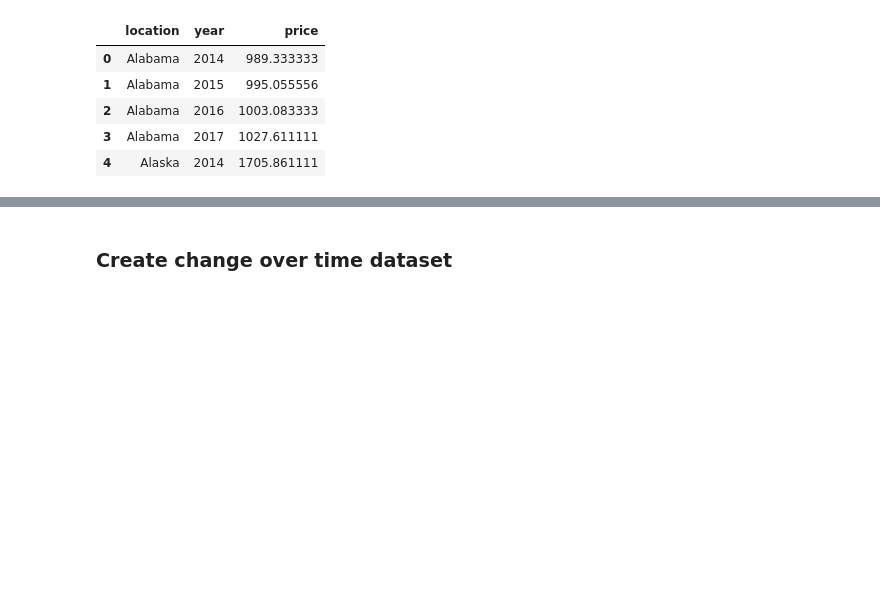
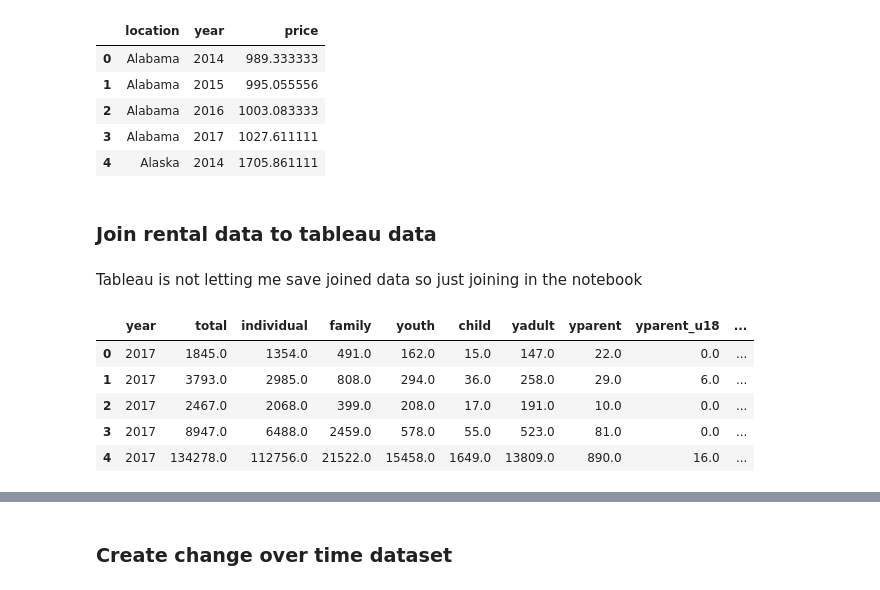
Before and after one commit to rebeccaebarnes/Homelessness, a Jupyter notebook: rental-working.ipynb, the cells around one changed output, grey strips where cells are left out. Saved outputs shown, nothing was run; the diff lists cells and outputs as text; code cells hidden in the pictures; blank space fills up the shorter version.

Commit message:
wrangle: Join rental information to tableau data

```diff
--- a/rental-working.ipynb
+++ b/rental-working.ipynb
@@ -213,0 +214,14 @@ family.to_csv('family-rent-prices.csv', index=False)
+# %% [markdown]
+### Join rental data to tableau data
+# %% [markdown]
+Tableau is not letting me save joined data so just joining in the notebook
+# %%
+tableau = pd.read_csv('datasets/tableau-data.csv')
+tableau.head()
+# %% [output]
+|  | year | total | individual | family | youth | child | yadult | yparent | yparent_u18 | ... |
+| 0 | 2017 | 1845.0 | 1354.0 | 491.0 | 162.0 | 15.0 | 147.0 | 22.0 | 0.0 | ... |
+| 1 | 2017 | 3793.0 | 2985.0 | 808.0 | 294.0 | 36.0 | 258.0 | 29.0 | 6.0 | ... |
+| 2 | 2017 | 2467.0 | 2068.0 | 399.0 | 208.0 | 17.0 | 191.0 | 10.0 | 0.0 | ... |
+| 3 | 2017 | 8947.0 | 6488.0 | 2459.0 | 578.0 | 55.0 | 523.0 | 81.0 | 0.0 | ... |
+| 4 | 2017 | 134278.0 | 112756.0 | 21522.0 | 15458.0 | 1649.0 | 13809.0 | 890.0 | 16.0 | ... |
```
Also changed, not shown: parts of 14 cells of this notebook.
